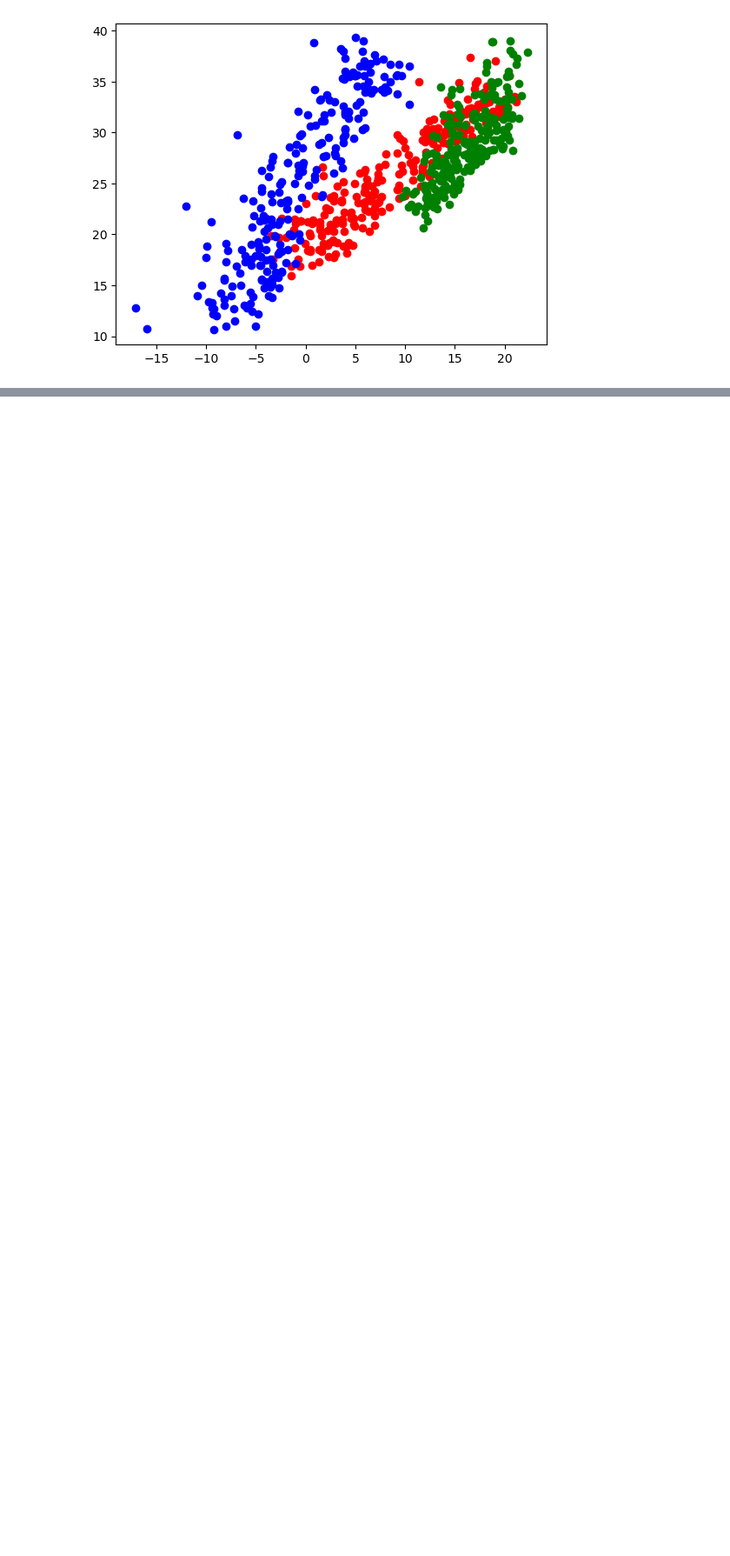
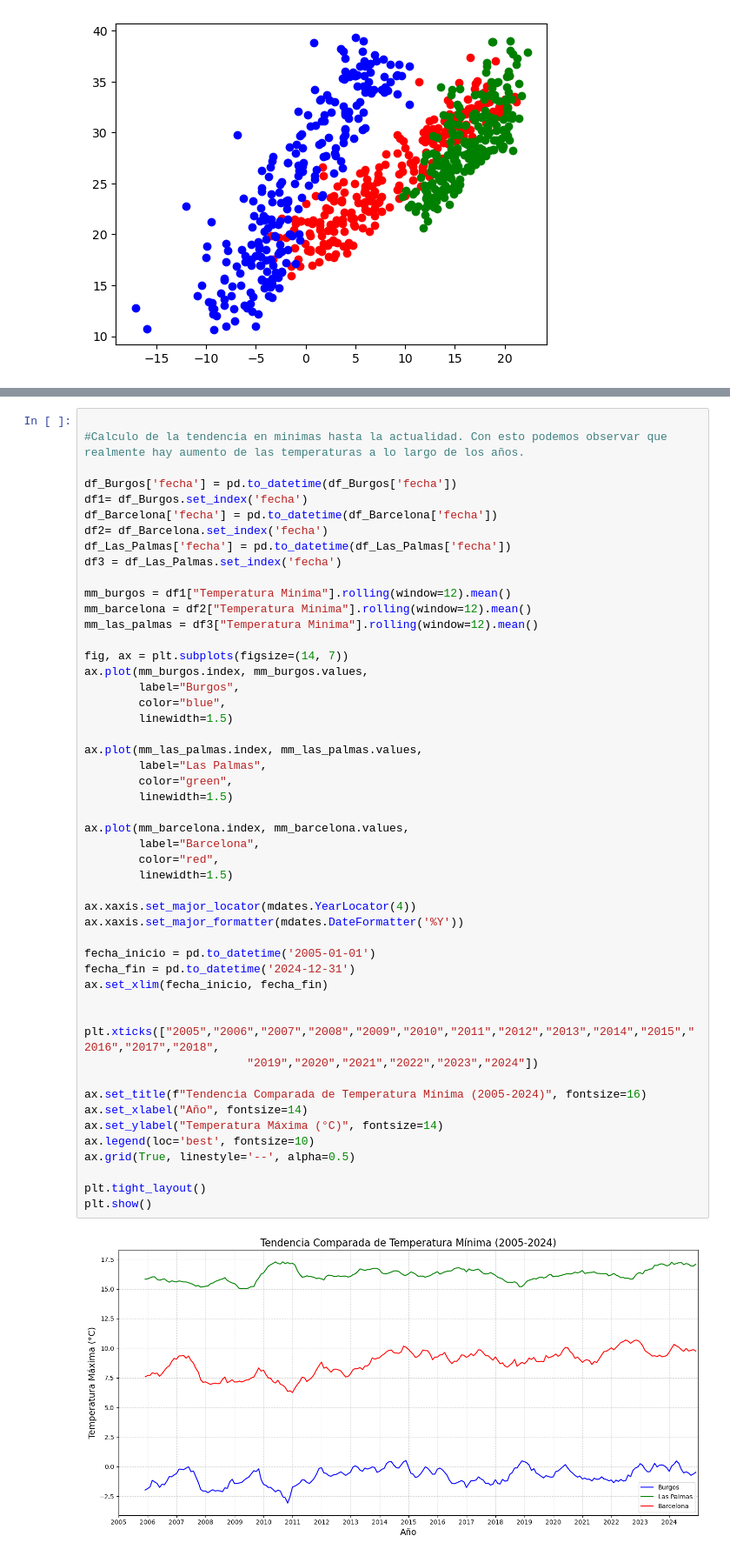
Before and after one commit to IgnacioMaese/Proyecto-AEMET-2, a Jupyter notebook: 4-analisis-conjunto.ipynb, the cells around one changed output, grey strips where cells are left out. Shown: that part at 87% size. Saved outputs shown, nothing was run; the diff lists cells and outputs as text; blank space fills up the shorter version.

```diff
--- a/4-analisis-conjunto.ipynb
+++ b/4-analisis-conjunto.ipynb
@@ -165,3 +167,55 @@ plt.show()
+# %%
+
+#Calculo de la tendencia en minimas hasta la actualidad. Con esto podemos observar que realmente hay aumento de las temperaturas a lo largo de los años.
+
+df_Burgos['fecha'] = pd.to_datetime(df_Burgos['fecha'])
+df1= df_Burgos.set_index('fecha')
+df_Barcelona['fecha'] = pd.to_datetime(df_Barcelona['fecha'])
+df2= df_Barcelona.set_index('fecha')
+df_Las_Palmas['fecha'] = pd.to_datetime(df_Las_Palmas['fecha'])
+df3 = df_Las_Palmas.set_index('fecha')
+
+mm_burgos = df1["Temperatura Minima"].rolling(window=12).mean()
+mm_barcelona = df2["Temperatura Minima"].rolling(window=12).mean()
+mm_las_palmas = df3["Temperatura Minima"].rolling(window=12).mean()
+
+fig, ax = plt.subplots(figsize=(14, 7))
+ax.plot(mm_burgos.index, mm_burgos.values,
+        label="Burgos",
+        color="blue",
+        linewidth=1.5)
+
+ax.plot(mm_las_palmas.index, mm_las_palmas.values,
+        label="Las Palmas",
+        color="green",
+        linewidth=1.5)
+
+ax.plot(mm_barcelona.index, mm_barcelona.values,
+        label="Barcelona",
+        color="red",
+        linewidth=1.5)
+
+ax.xaxis.set_major_locator(mdates.YearLocator(4))
+ax.xaxis.set_major_formatter(mdates.DateFormatter('%Y'))
+
+fecha_inicio = pd.to_datetime('2005-01-01')
+fecha_fin = pd.to_datetime('2024-12-31')
+ax.set_xlim(fecha_inicio, fecha_fin)
+
+
+plt.xticks(["2005","2006","2007","2008","2009","2010","2011","2012","2013","2014","2015","2016","2017","2018",
+                        "2019","2020","2021","2022","2023","2024"])
+
+ax.set_title(f"Tendencia Comparada de Temperatura Mínima (2005-2024)", fontsize=16)
+ax.set_xlabel("Año", fontsize=14)
+ax.set_ylabel("Temperatura Máxima (°C)", fontsize=14)
+ax.legend(loc='best', fontsize=10)
+ax.grid(True, linestyle='--', alpha=0.5)
+
+plt.tight_layout()
+plt.show()
+# %% [output]
+[figure, added]
 # %%
 import pandas as pd
 import matplotlib.pyplot as plt
```
Also changed, not shown: parts of 12 cells of this notebook, 16 other files.
